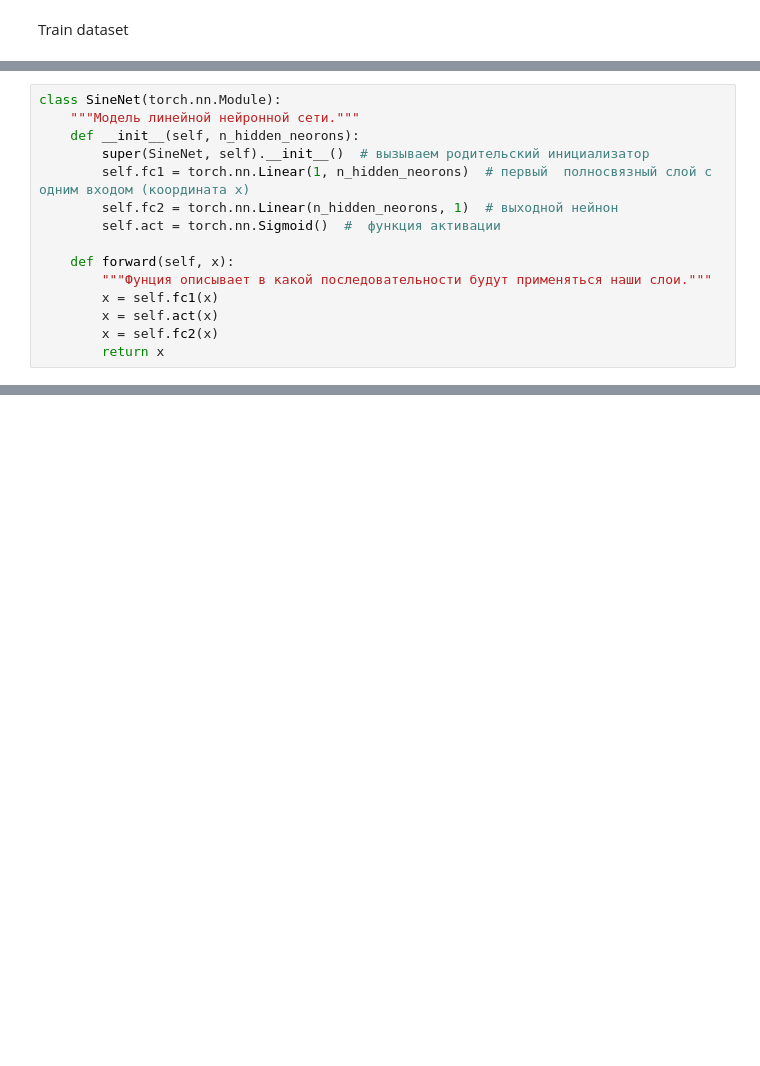
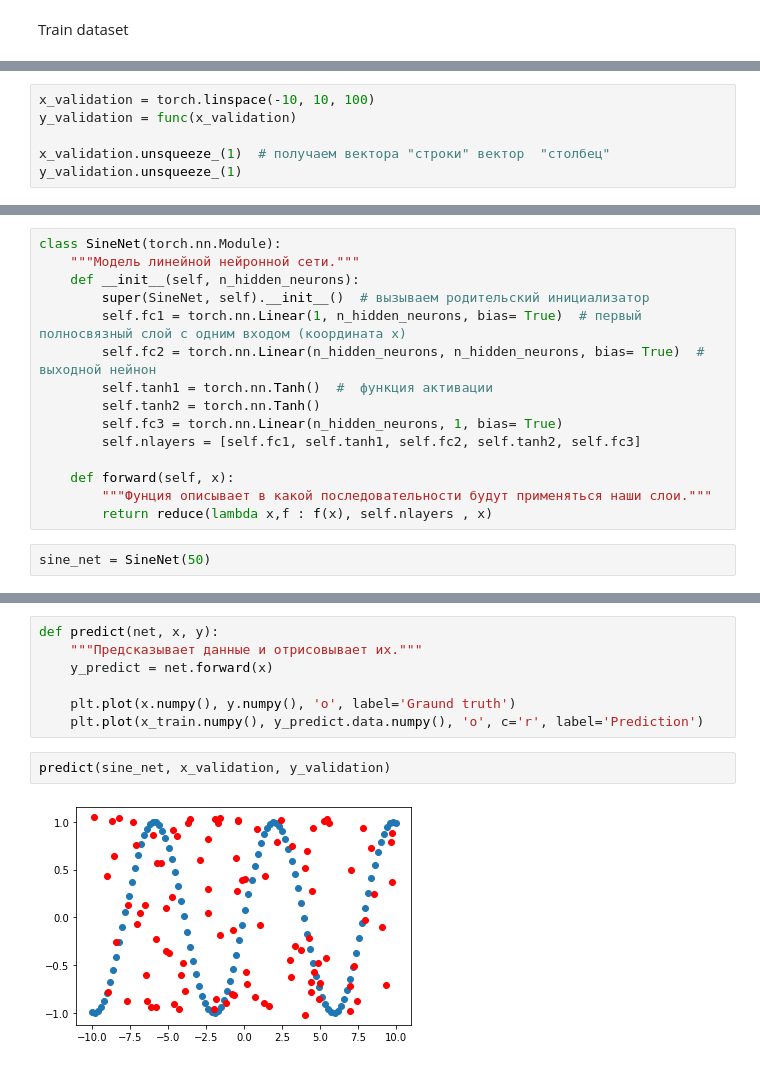
Before and after one commit to DenZaytsev/PyTorch_practice, a Jupyter notebook: test.ipynb, the cells around one changed output, grey strips where cells are left out. Cells and saved outputs as stored; diff of their text form; blank space fills up the shorter version.

```diff
--- a/test.ipynb
+++ b/test.ipynb
@@ -35,0 +56,6 @@ y_train.unsqueeze_(1)
+# %%
+x_validation = torch.linspace(-10, 10, 100)
+y_validation = func(x_validation)
+
+x_validation.unsqueeze_(1)  # получаем вектора "строки" вектор  "столбец"
+y_validation.unsqueeze_(1)
@@ -36,15 +80,17 @@ y_train.unsqueeze_(1)
 # %%
 class SineNet(torch.nn.Module):
     """Модель линейной нейронной сети."""
-    def __init__(self, n_hidden_neorons):
+    def __init__(self, n_hidden_neurons):
         super(SineNet, self).__init__()  # вызываем родительский инициализатор
-        self.fc1 = torch.nn.Linear(1, n_hidden_neorons)  # первый  полносвязный слой с одним входом (координата x)
-        self.fc2 = torch.nn.Linear(n_hidden_neorons, 1)  # выходной нейнон
-        self.act = torch.nn.Sigmoid()  #  функция активации
+        self.fc1 = torch.nn.Linear(1, n_hidden_neurons, bias= True)  # первый  полносвязный слой с одним входом (координата x)
+        self.fc2 = torch.nn.Linear(n_hidden_neurons, n_hidden_neurons, bias= True)  # выходной нейнон
+        self.tanh1 = torch.nn.Tanh()  #  функция активации
+        self.tanh2 = torch.nn.Tanh()
+        self.fc3 = torch.nn.Linear(n_hidden_neurons, 1, bias= True)
+        self.nlayers = [self.fc1, self.tanh1, self.fc2, self.tanh2, self.fc3]
 
     def forward(self, x):
         """Фунция описывает в какой последовательности будут применяться наши слои."""
-        x = self.fc1(x)
-        x = self.act(x)
-        x = self.fc2(x)
-        return x
+        return reduce(lambda x,f : f(x), self.nlayers , x)
+# %%
+sine_net = SineNet(50)
@@ -50,0 +119,11 @@ class SineNet(torch.nn.Module):
+# %%
+def predict(net, x, y):
+    """Предсказывает данные и отрисовывает их."""
+    y_predict = net.forward(x)
+
+    plt.plot(x.numpy(), y.numpy(), 'o', label='Graund truth')
+    plt.plot(x_train.numpy(), y_predict.data.numpy(), 'o', c='r', label='Prediction')
+# %%
+predict(sine_net, x_validation, y_validation)
+# %% [output]
+[figure, added]
```
Also changed, not shown: parts of 12 cells of this notebook.
